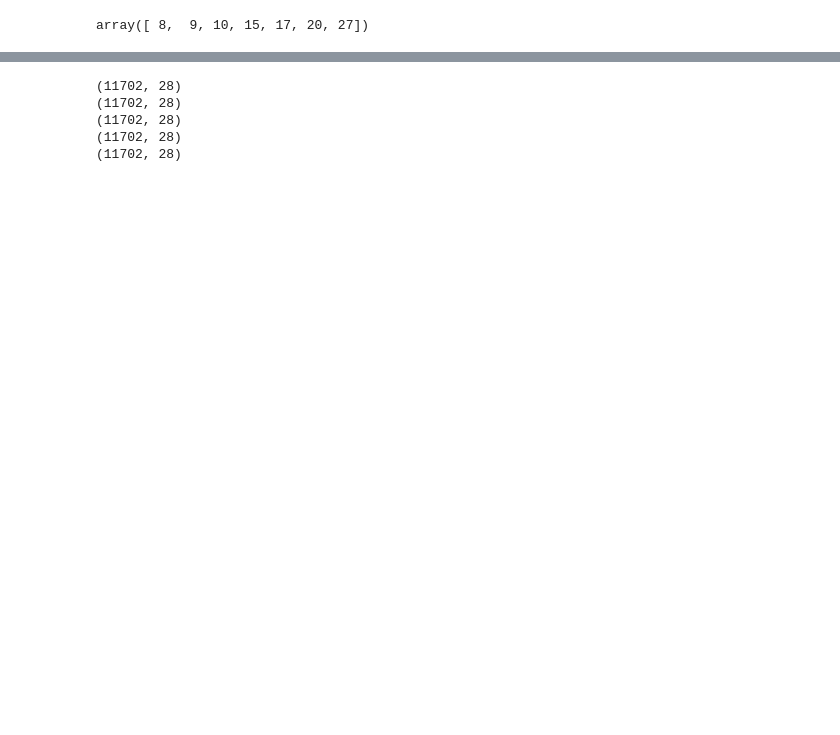
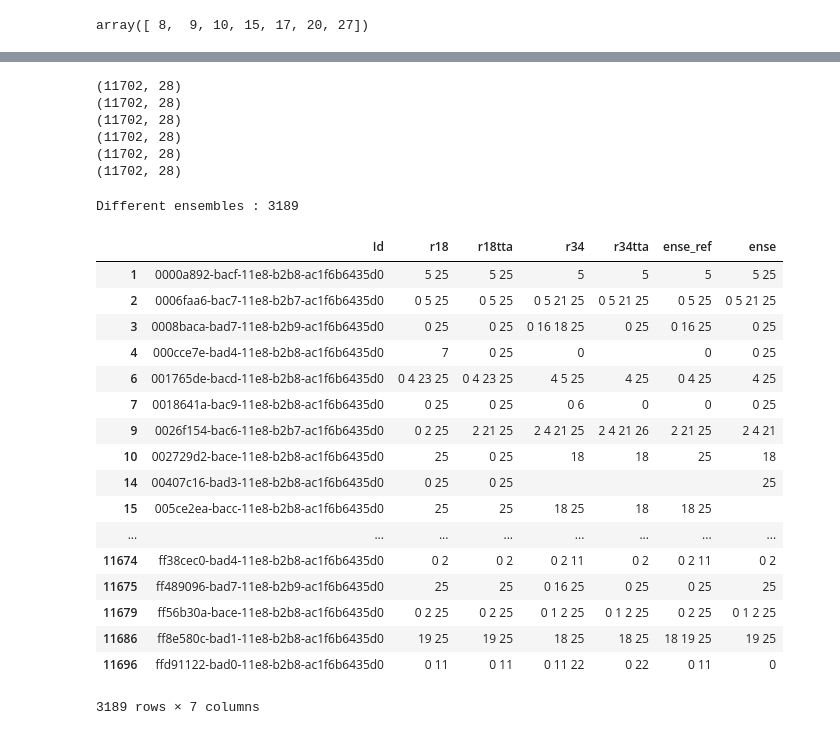
Before and after one commit to clarecowie/kaggle_hpa, a Jupyter notebook: ensemble.ipynb, the cells around one changed output, grey strips where cells are left out. Drawn from its saved outputs; the diff is of its cells as text; code cells hidden in the pictures; blank space fills up the shorter version.

```diff
--- a/ensemble.ipynb
+++ b/ensemble.ipynb
@@ -29 +32,4 @@ model_name = 'ensemble'
+# %%
+r34 = np.load('predsR34.npy')
+r34tta = np.load('preds_tta_r34_ths.npy')
 # %%
@@ -42,24 +50,57 @@ ense2 = (r18+r34)/2
+# %%
+ense_ref = (0.4*r18 + 0.6*r34)
+ense = (r18tta+r34tta)/2
 # %%
-def preds2frame(preds, th=0.4):
+def preds2frame(preds, th):
     print(preds.shape)
     res = np.array([" ".join(classes[(np.where(pp>th))])for pp in preds])
     return pd.DataFrame(np.array([test_names, res]).T, columns = ['Id','Predicted'])
-# %%
-df_r18 = preds2frame(r18)
-df_r34 = preds2frame(r34)
-df_r18c = preds2frame(r18c)
-df_ensemble = preds2frame(ense)
-df_ensemble2 = preds2frame(ense2)
-# %% [output]
-(11702, 28)
-(11702, 28)
-(11702, 28)
-(11702, 28)
-(11702, 28)
+# %%
+df_r18 = preds2frame(r18, 0.4)
+df_r34 = preds2frame(r34, 0.4)
+
+df_r18tta = preds2frame(r18tta, 0.4)
+df_r34tta = preds2frame(r34tta, 0.4)
+
+df_ensemble_ref = preds2frame(ense_ref, 0.4)
+df_ensemble = preds2frame(ense, 0.4)
+# %% [output]
+(11702, 28)
+(11702, 28)
+(11702, 28)
+(11702, 28)
+(11702, 28)
+(11702, 28)
 # %%
 df = pd.concat([df_r18,
+                df_r18tta['Predicted'],
                 df_r34['Predicted'],
-                df_r18c['Predicted'],
-                df_ensemble['Predicted'],
-                df_ensemble2['Predicted']],ignore_index=True, axis=1)
-df.columns = ['Id', 'r18', 'r34', 'r18c', 'ense', 'ense2']
+                df_r34tta['Predicted'],
+                df_ensemble_ref['Predicted'],
+                df_ensemble['Predicted']],ignore_index=True, axis=1)
+df.columns = ['Id', 'r18', 'r18tta', 'r34' , 'r34tta', 'ense_ref', 'ense']
+
+idxs = np.where(df_ensemble_ref['Predicted']!=df_ensemble['Predicted'])
+
+print(f'Different ensembles : {len(df.iloc[idxs])}')
+df.iloc[idxs]
+# %% [output]
+Different ensembles : 3189
+|  | Id | r18 | r18tta | r34 | r34tta | ense_ref | ense |
+| 1 | 0000a892-bacf-11e8-b2b8-ac1f6b6435d0 | 5 25 | 5 25 | 5 | 5 | 5 | 5 25 |
+| 2 | 0006faa6-bac7-11e8-b2b7-ac1f6b6435d0 | 0 5 25 | 0 5 25 | 0 5 21 25 | 0 5 21 25 | 0 5 25 | 0 5 21 25 |
+| 3 | 0008baca-bad7-11e8-b2b9-ac1f6b6435d0 | 0 25 | 0 25 | 0 16 18 25 | 0 25 | 0 16 25 | 0 25 |
+| 4 | 000cce7e-bad4-11e8-b2b8-ac1f6b6435d0 | 7 | 0 25 | 0 |  | 0 | 0 25 |
+| 6 | 001765de-bacd-11e8-b2b8-ac1f6b6435d0 | 0 4 23 25 | 0 4 23 25 | 4 5 25 | 4 25 | 0 4 25 | 4 25 |
+| 7 | 0018641a-bac9-11e8-b2b8-ac1f6b6435d0 | 0 25 | 0 25 | 0 6 | 0 | 0 | 0 25 |
+| 9 | 0026f154-bac6-11e8-b2b7-ac1f6b6435d0 | 0 2 25 | 2 21 25 | 2 4 21 25 | 2 4 21 26 | 2 21 25 | 2 4 21 |
+| 10 | 002729d2-bace-11e8-b2b8-ac1f6b6435d0 | 25 | 0 25 | 18 | 18 | 25 | 18 |
+| 14 | 00407c16-bad3-11e8-b2b8-ac1f6b6435d0 | 0 25 | 0 25 |  |  |  | 25 |
+| 15 | 005ce2ea-bacc-11e8-b2b8-ac1f6b6435d0 | 25 | 25 | 18 25 | 18 | 18 25 |  |
+| ... | ... | ... | ... | ... | ... | ... | ... |
+| 11674 | ff38cec0-bad4-11e8-b2b8-ac1f6b6435d0 | 0 2 | 0 2 | 0 2 11 | 0 2 | 0 2 11 | 0 2 |
+| 11675 | ff489096-bad7-11e8-b2b9-ac1f6b6435d0 | 25 | 25 | 0 16 25 | 0 25 | 0 25 | 25 |
+| 11679 | ff56b30a-bace-11e8-b2b8-ac1f6b6435d0 | 0 2 25 | 0 2 25 | 0 1 2 25 | 0 1 2 25 | 0 2 25 | 0 1 2 25 |
+| 11686 | ff8e580c-bad1-11e8-b2b8-ac1f6b6435d0 | 19 25 | 19 25 | 18 25 | 18 25 | 18 19 25 | 19 25 |
+| 11696 | ffd91122-bad0-11e8-b2b8-ac1f6b6435d0 | 0 11 | 0 11 | 0 11 22 | 0 22 | 0 11 | 0 |
+3189 rows × 7 columns
```
Also changed, not shown: parts of 20 cells of this notebook, 3 other files.
